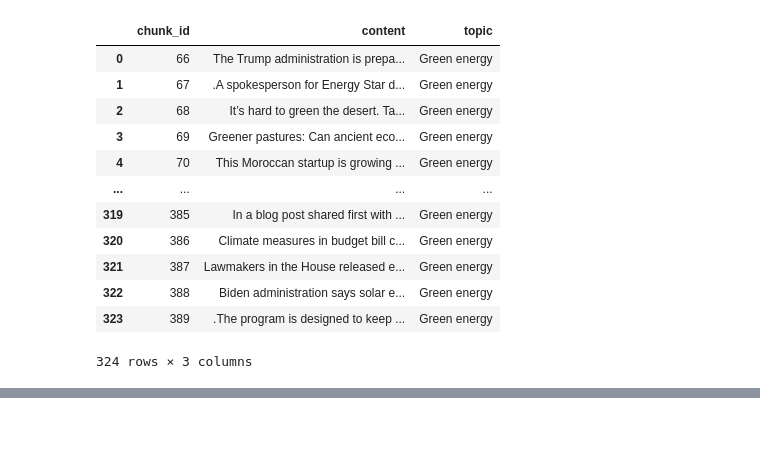
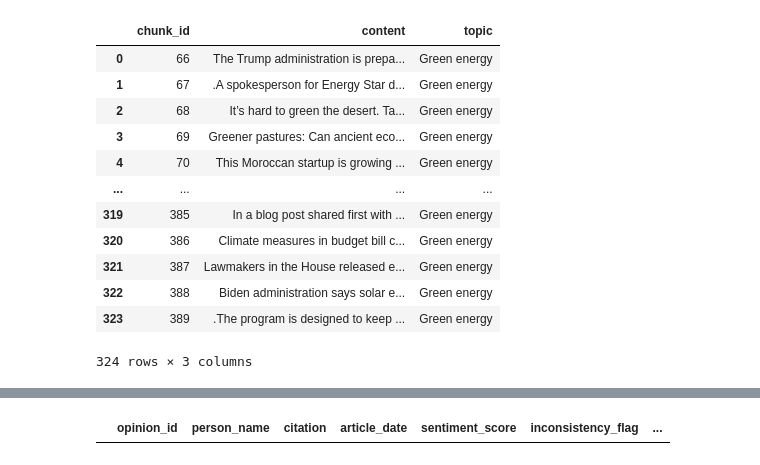
Before and after one commit to Demvok/NewsAnalysis, a Jupyter notebook: main_test.ipynb, the cells around one changed output, grey strips where cells are left out. Cells and saved outputs as stored; diff of their text form; code cells hidden in the pictures; blank space fills up the shorter version.

Commit message:
working inconsistency analysis

```diff
--- a/main_test.ipynb
+++ b/main_test.ipynb
@@ -64,0 +78,5 @@ res = app.invoke(elem)
+# %%
+from nodes.inconsistency_detection import get_inconsistent_opinions
+from datetime import datetime
+get_inconsistent_opinions(person_id=118, sentiment_score=-0.6, date=datetime(year=2024, month=5, day=17))
+# %% [output]
@@ -65,2 +84,3 @@ res = app.invoke(elem)
+|  | opinion_id | person_name | citation | article_date | sentiment_score | inconsistency_flag | ... |
 # %%
 # from ast import literal_eval
```
Also changed, not shown: parts of 12 cells of this notebook, 4 other files.
